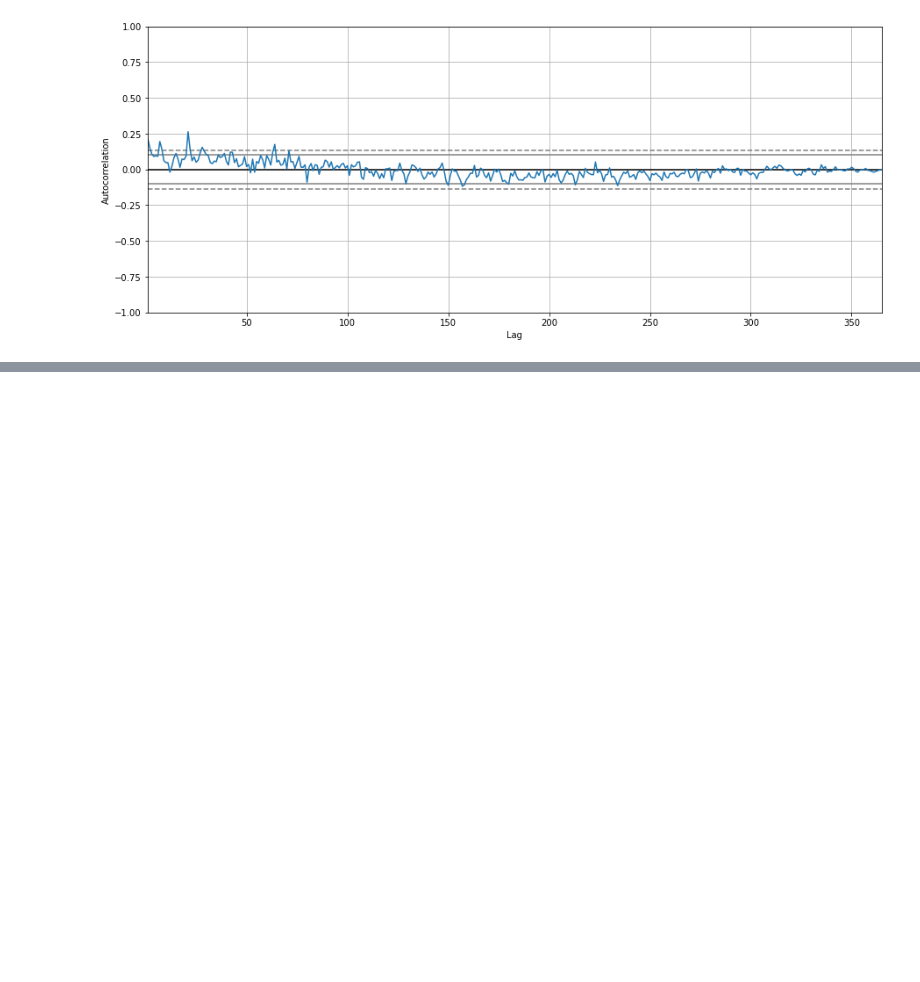
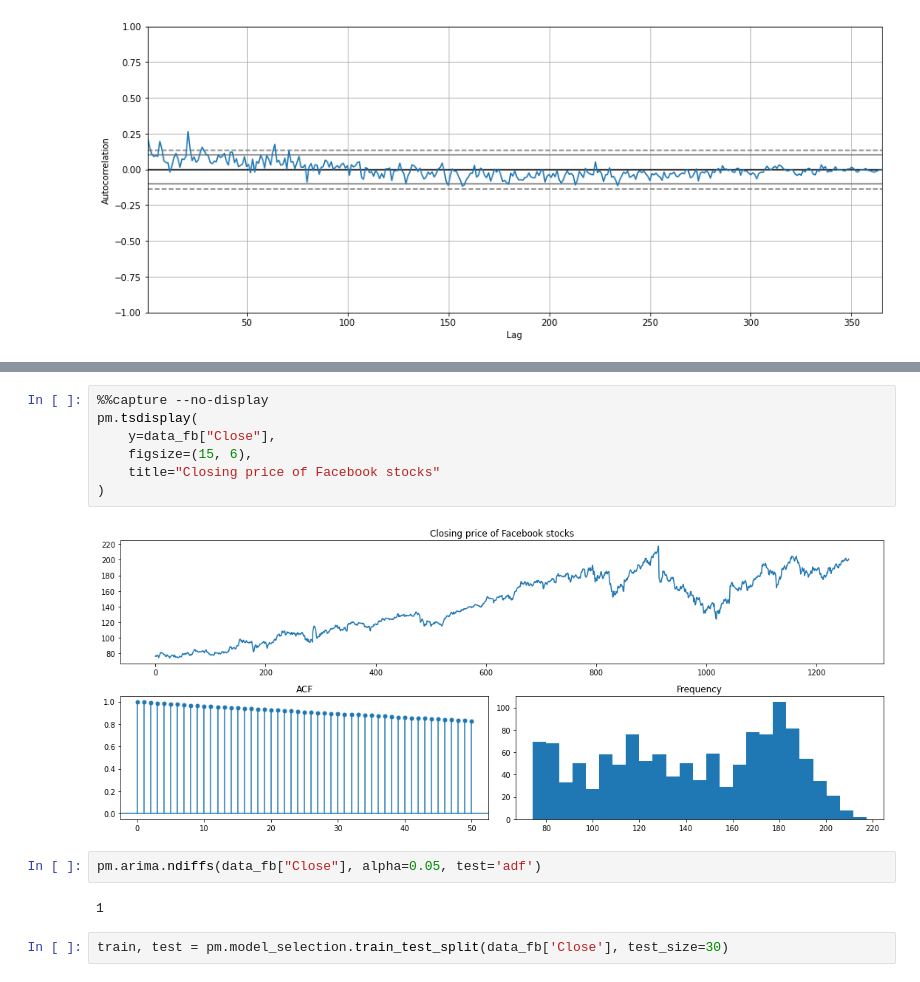
Before and after one commit to rjafarau/hands-on-time-series-analysis-python, a Jupyter notebook: source/CH04_Regression_Extension_Techniques_For_Time_Series_Data.ipynb, the cells around one changed output, grey strips where cells are left out. Saved outputs shown, nothing was run; the diff lists cells and outputs as text; blank space fills up the shorter version.

Commit message:
Start passing ARIMA in Action section

```diff
--- a/source/CH04_Regression_Extension_Techniques_For_Time_Series_Data.ipynb
+++ b/source/CH04_Regression_Extension_Techniques_For_Time_Series_Data.ipynb
@@ -141,0 +163,15 @@ pm.autocorr_plot(data_births['births'])
+# %%
+%%capture --no-display
+pm.tsdisplay(
+    y=data_fb["Close"],
+    figsize=(15, 6),
+    title="Closing price of Facebook stocks"
+)
+# %% [output]
+[figure, added]
+# %%
+pm.arima.ndiffs(data_fb["Close"], alpha=0.05, test='adf')
+# %% [output]
+1
+# %%
+train, test = pm.model_selection.train_test_split(data_fb['Close'], test_size=30)
```
Also changed, not shown: parts of 20 cells of this notebook.
